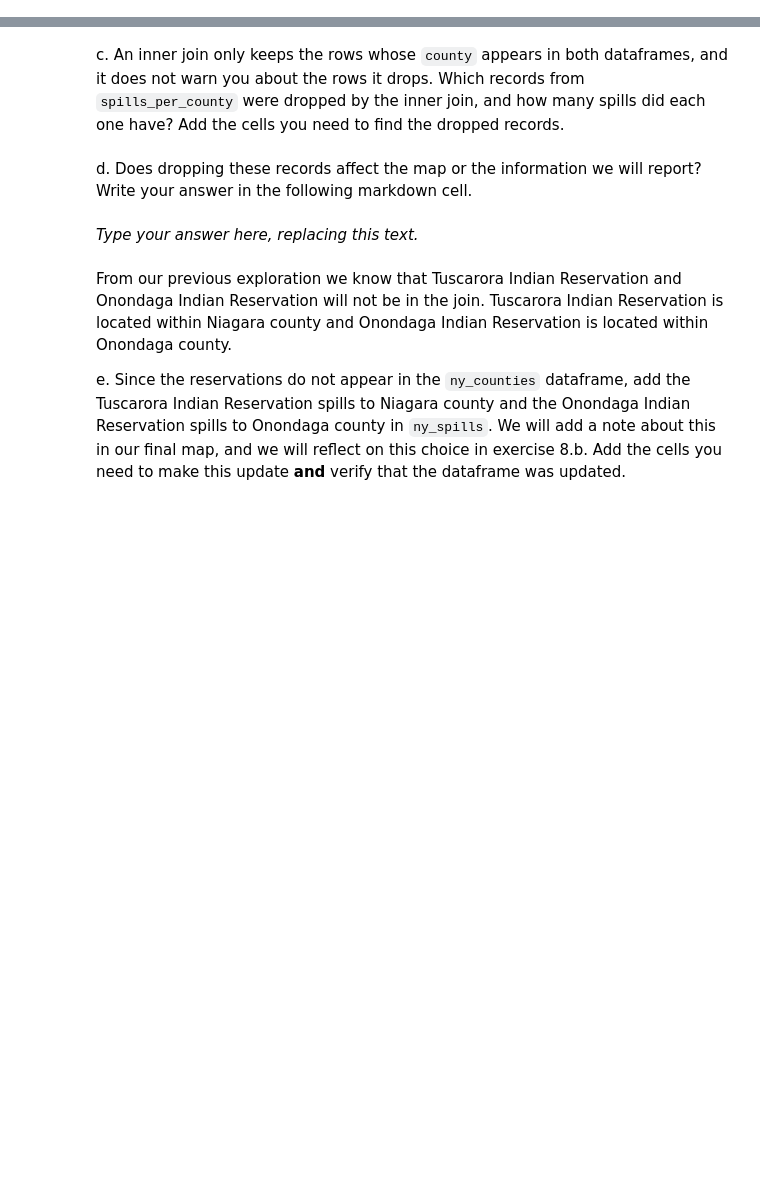
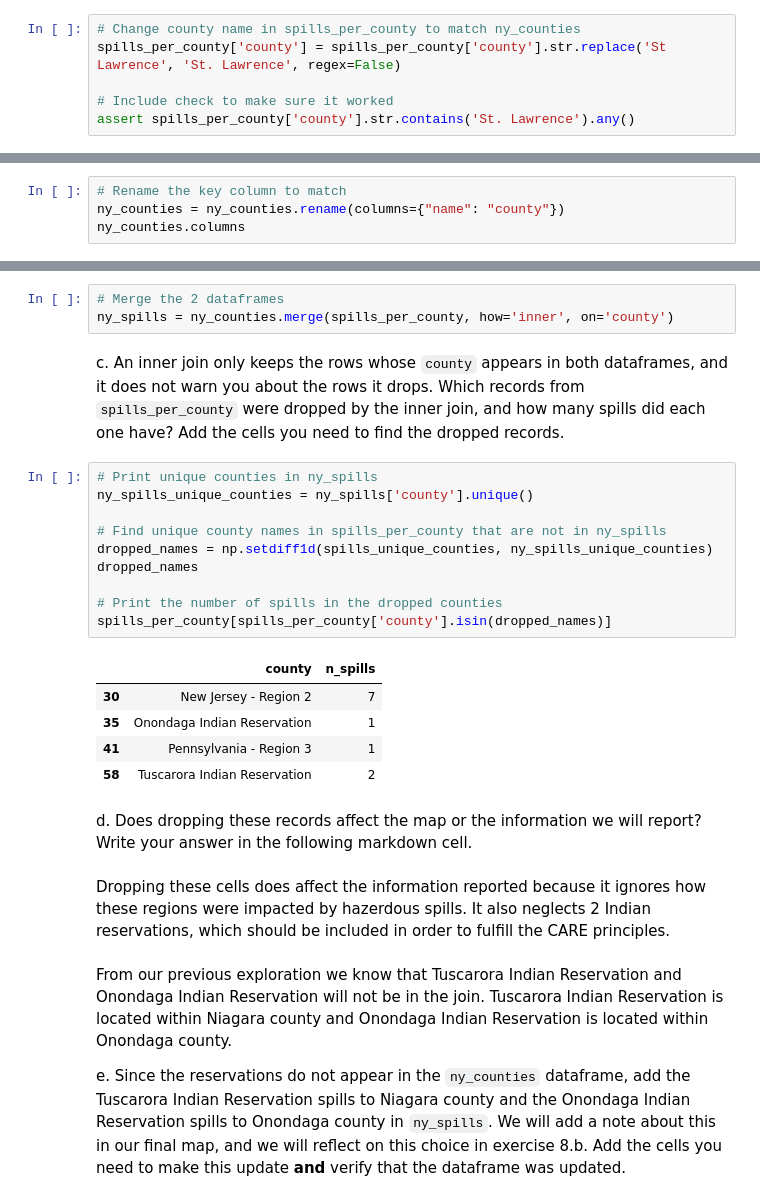
Before and after one commit to emaliap/eds220-hwk3, a Jupyter notebook: hwk3-task2-spills.ipynb, the cells around one changed output, grey strips where cells are left out. Saved outputs shown, nothing was run; the diff lists cells and outputs as text; blank space fills up the shorter version.

```diff
--- a/hwk3-task2-spills.ipynb
+++ b/hwk3-task2-spills.ipynb
@@ -625,6 +592,12 @@ reservations
 ### 7.B. Data updates
 
 In the next cell, update 'St Lawrence' to 'St. Lawrence' in the `spills_per_county` data frame. Verify the update was successful with an assert test.
+# %%
+# Change county name in spills_per_county to match ny_counties
+spills_per_county['county'] = spills_per_county['county'].str.replace('St Lawrence', 'St. Lawrence', regex=False)
+
+# Include check to make sure it worked
+assert spills_per_county['county'].str.contains('St. Lawrence').any()
 # %% [markdown]
 ### 7.C. Merge
 
@@ -635,0 +607,4 @@ a. Use this cell to make any other updates needed for making an inner join of th
+# %%
+# Rename the key column to match
+ny_counties = ny_counties.rename(columns={"name": "county"})
+ny_counties.columns
@@ -636,17 +616,36 @@ a. Use this cell to make any other updates needed for making an inner join of th
 # %% [markdown]
 b. Store the inner join of the `spills_per_county` and `ny_counties` dataframes in a new variable named `ny_spills`.
+# %%
+# Merge the 2 dataframes
+ny_spills = ny_counties.merge(spills_per_county, how='inner', on='county')
 # %% [markdown]
 <!-- BEGIN QUESTION -->
 
 c. An inner join only keeps the rows whose `county` appears in both dataframes, and it does not warn you about the rows it drops. Which records from `spills_per_county` were dropped by the inner join, and how many spills did each one have? Add the cells you need to find the dropped records.
+# %%
+# Print unique counties in ny_spills
+ny_spills_unique_counties = ny_spills['county'].unique()
+
+# Find unique county names in spills_per_county that are not in ny_spills
+dropped_names = np.setdiff1d(spills_unique_counties, ny_spills_unique_counties)
+dropped_names
+
+# Print the number of spills in the dropped counties
+spills_per_county[spills_per_county['county'].isin(dropped_names)]
+# %% [output]
+|  | county | n_spills |
+| 30 | New Jersey - Region 2 | 7 |
+| 35 | Onondaga Indian Reservation | 1 |
+| 41 | Pennsylvania - Region 3 | 1 |
+| 58 | Tuscarora Indian Reservation | 2 |
 # %% [markdown]
 <!-- END QUESTION -->
 
 <!-- BEGIN QUESTION -->
 
 d. Does dropping these records affect the map or the information we will report? Write your answer in the following markdown cell.
-# %% [markdown]
-_Type your answer here, replacing this text._
+# %% [markdown]
+Dropping these cells does affect the information reported because it ignores how these regions were impacted by hazerdous spills. It also neglects 2 Indian reservations, which should be included in order to fulfill the CARE principles.
 # %% [markdown]
 <!-- END QUESTION -->
 
```
Also changed, not shown: parts of 13 cells of this notebook.
